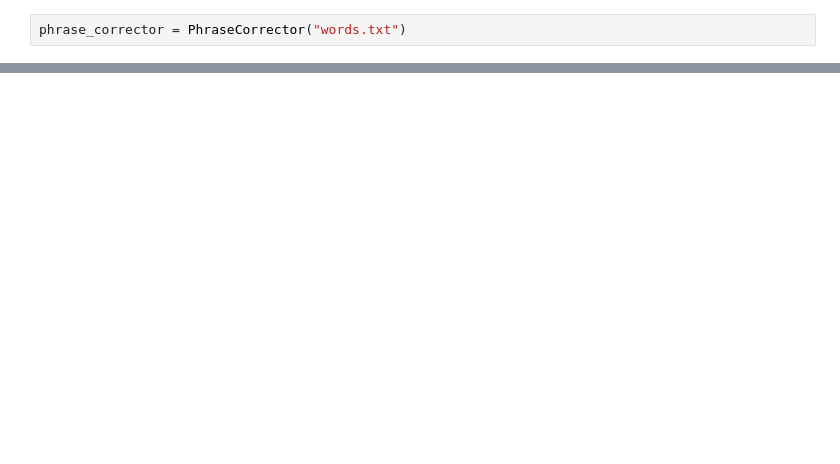
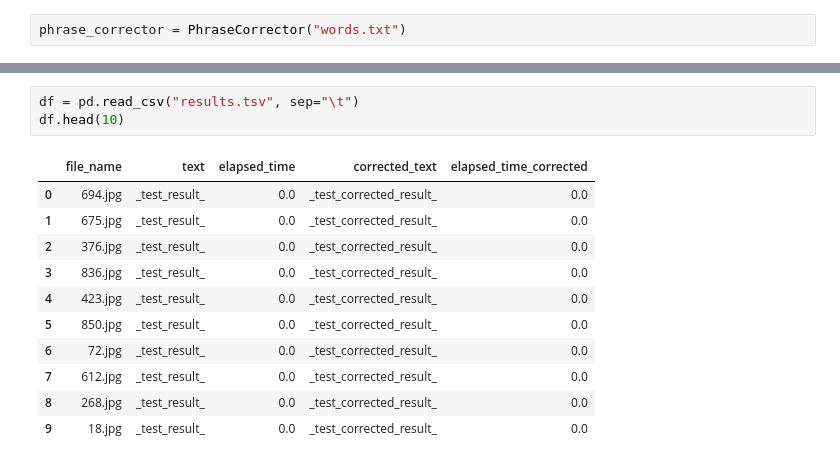
Before and after one commit to pauchai/llm_vision_ocr_experiments, a Jupyter notebook: notebooks/mass_requests_ollama.ipynb, the cells around one changed output, grey strips where cells are left out. Saved outputs shown, nothing was run; the diff lists cells and outputs as text; blank space fills up the shorter version.

```diff
--- a/notebooks/mass_requests_ollama.ipynb
+++ b/notebooks/mass_requests_ollama.ipynb
@@ -161,0 +161,15 @@ GLOBAL VILLAGE
+# %%
+df = pd.read_csv("results.tsv", sep="\t")
+df.head(10)
+# %% [output]
+|  | file_name | text | elapsed_time | corrected_text | elapsed_time_corrected |
+| 0 | 694.jpg | _test_result_ | 0.0 | _test_corrected_result_ | 0.0 |
+| 1 | 675.jpg | _test_result_ | 0.0 | _test_corrected_result_ | 0.0 |
+| 2 | 376.jpg | _test_result_ | 0.0 | _test_corrected_result_ | 0.0 |
+| 3 | 836.jpg | _test_result_ | 0.0 | _test_corrected_result_ | 0.0 |
+| 4 | 423.jpg | _test_result_ | 0.0 | _test_corrected_result_ | 0.0 |
+| 5 | 850.jpg | _test_result_ | 0.0 | _test_corrected_result_ | 0.0 |
+| 6 | 72.jpg | _test_result_ | 0.0 | _test_corrected_result_ | 0.0 |
+| 7 | 612.jpg | _test_result_ | 0.0 | _test_corrected_result_ | 0.0 |
+| 8 | 268.jpg | _test_result_ | 0.0 | _test_corrected_result_ | 0.0 |
+| 9 | 18.jpg | _test_result_ | 0.0 | _test_corrected_result_ | 0.0 |
```
Also changed, not shown: parts of 7 cells of this notebook, 4 other files.
